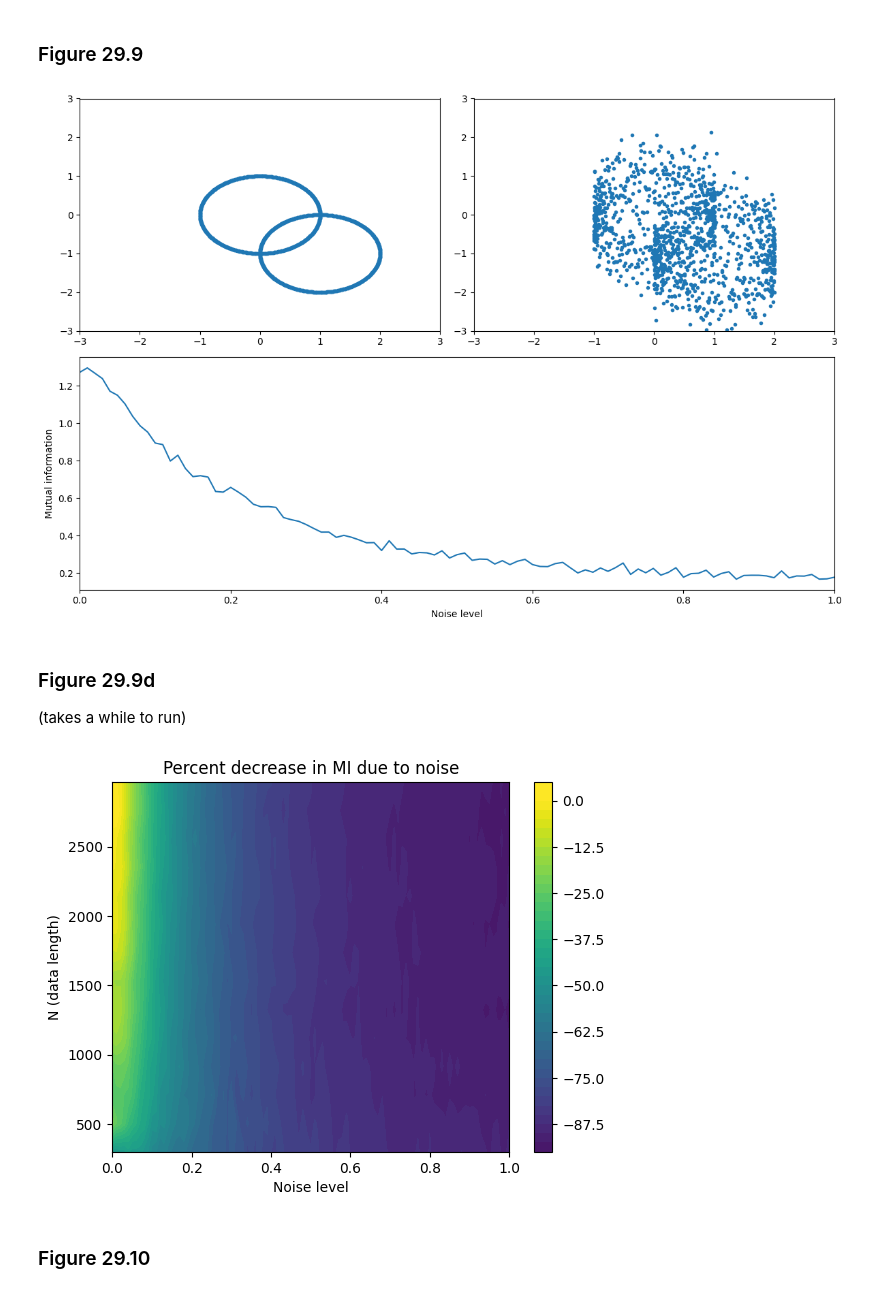
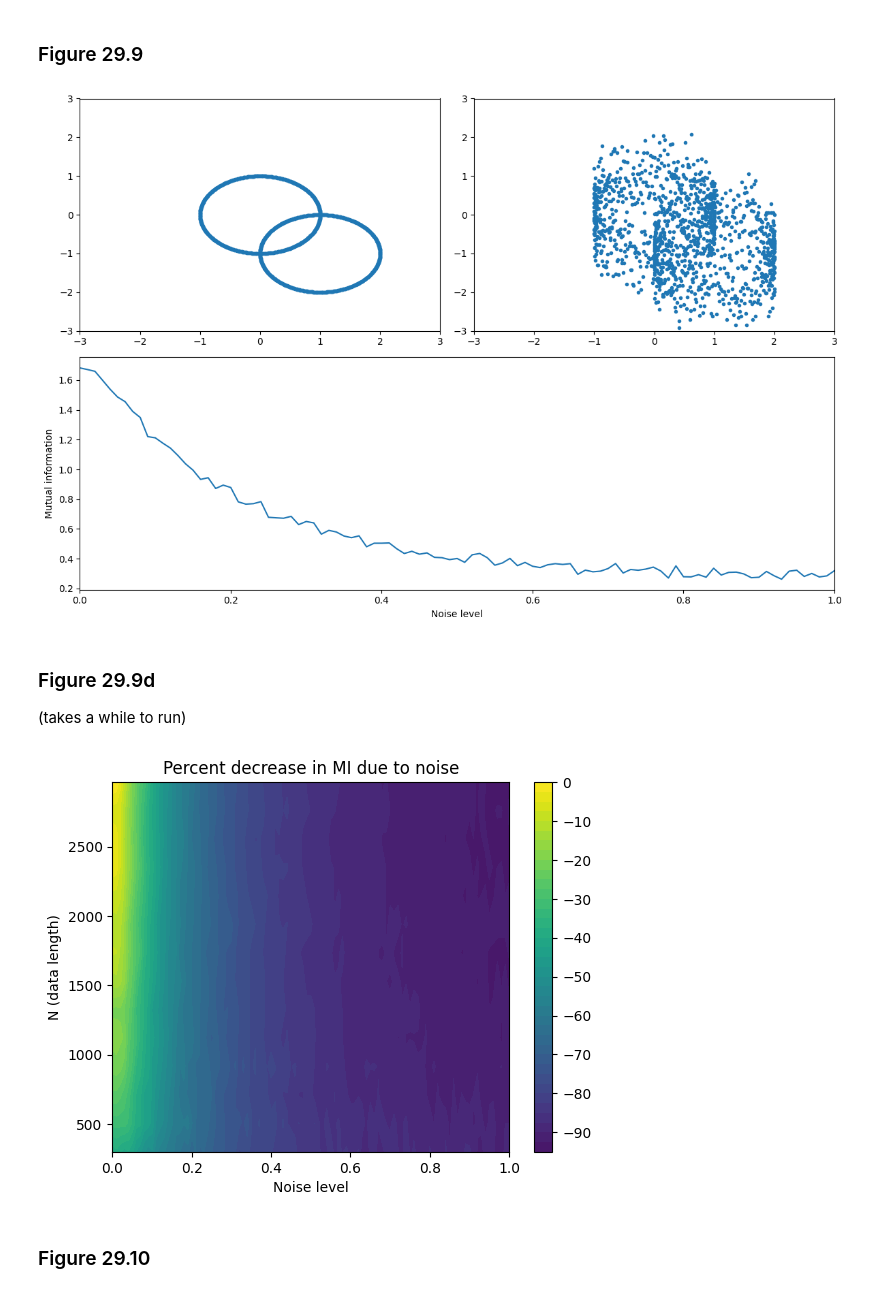
Before and after one commit to agencyenterprise/AnalyzingNeuralTimeSeries-Python, a Jupyter notebook: nbs/chapter29.ipynb, the cells around one changed output. Cells and saved outputs as stored; diff of their text form; code cells hidden in the pictures.

```diff
--- a/nbs/chapter29.ipynb
+++ b/nbs/chapter29.ipynb
@@ -433,7 +411,7 @@ mi = np.zeros(len(noiselevels))
 # Calculate mutual information for different levels of noise
 for ni in range(len(noiselevels)):
     noisy_y = y + np.random.randn(len(y)) * noiselevels[ni]
-    mi[ni] = mutual_information_hgram(np.histogram2d(x, noisy_y, bins=20)[0])
+    mi[ni] = mutualinformationx(x, noisy_y)[0]
 
 # Plot the original signal without noise
 plt.figure(figsize=(12, 8))
@@ -457,7 +435,7 @@ plt.axis([-3, 3, -3, 3])
 plt.tight_layout()
 plt.show()
 # %% [output]
-[figure, old version]
+[figure, new version]
 # %% [markdown]
 ### Figure 29.9d
 
@@ -467,44 +445,37 @@ plt.show()
 nrange = np.arange(300, 3000, 205)
 noiselevels = np.arange(0, 1.01, 0.01)
 
 # Initialize the mutual information matrix and bin number array
 mi = np.zeros((len(nrange), len(noiselevels)))
-b = np.zeros(len(nrange))  # number of histogram bins
+b = np.zeros(len(nrange)).astype(int)  # number of histogram bins
 
 # Loop over different data lengths
 for ni, n in enumerate(nrange):
     # Define time and signals
     t = np.linspace(0, 2 * np.pi, n)
     x = np.concatenate([np.cos(t), np.cos(t) + 1])
     y = np.concatenate([np.sin(t), np.sin(t) - 1])
 
     # Loop over different noise levels
     for noi, noise in enumerate(noiselevels):
-        noisy_y = y + np.random.randn(len(y)) * noise
         if noi == 0:  # keep number of bins constant across noise levels within each number of points
-            # Manually calculate the number of bins using the Freedman-Diaconis rule
-            data_range = np.max(noisy_y) - np.min(noisy_y)
-            h = 2 * iqr(noisy_y) / (len(noisy_y) ** (1 / 3))
-            num_bins = int(data_range / h)
-            b[ni] = num_bins
-            hgram = np.histogram2d(x, noisy_y, bins=num_bins)[0]
-            mi[ni, noi] = mutual_information_hgram(hgram)
+            mi[ni, noi], _, b[ni] = mutualinformationx(x, y + np.random.randn(len(y)) * noise)
         else:
-            mi[ni, noi] = mutual_information_hgram(np.histogram2d(x, noisy_y, bins=int(b[ni]))[0])
+            mi[ni, noi] = mutualinformationx(x, y + np.random.randn(len(y)) * noise, fd_bins=b[ni])[0]
 
 # Convert to percent change from best-case scenario (no noise, large N)
 mip = 100 * (mi - mi[-1, 0]) / mi[-1, 0]
 
 # Plot the percent decrease in MI due to noise
 plt.figure()
 plt.contourf(noiselevels, nrange, mip, 40, cmap='viridis', vmin=-100, vmax=0)
 plt.colorbar()
 plt.xlabel('Noise level')
 plt.ylabel('N (data length)')
 plt.title('Percent decrease in MI due to noise')
 plt.show()
 # %% [output]
-[figure, old version]
+[figure, new version]
 # %% [markdown]
 ### Figure 29.10
 # %%
```
Also changed, not shown: parts of 7 cells of this notebook, 1 other file.
